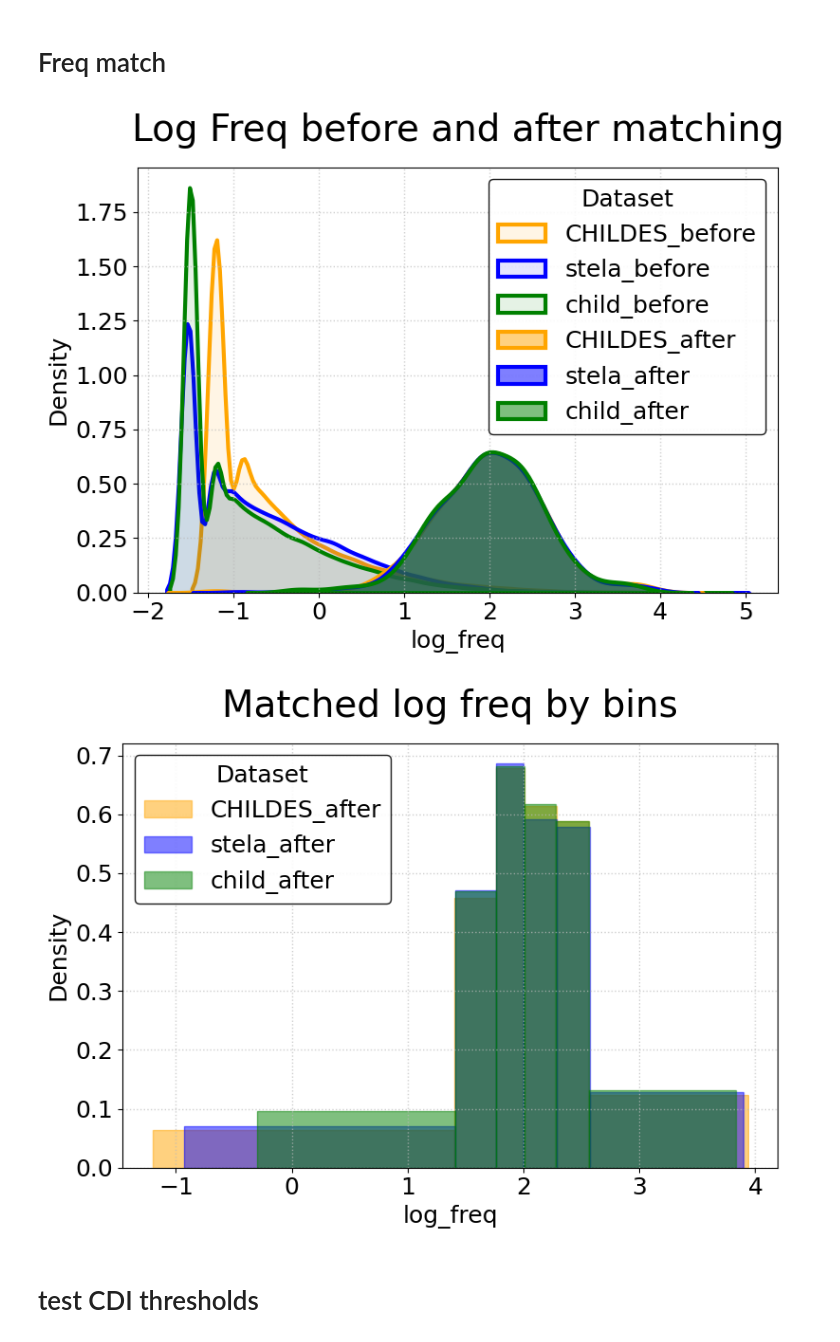
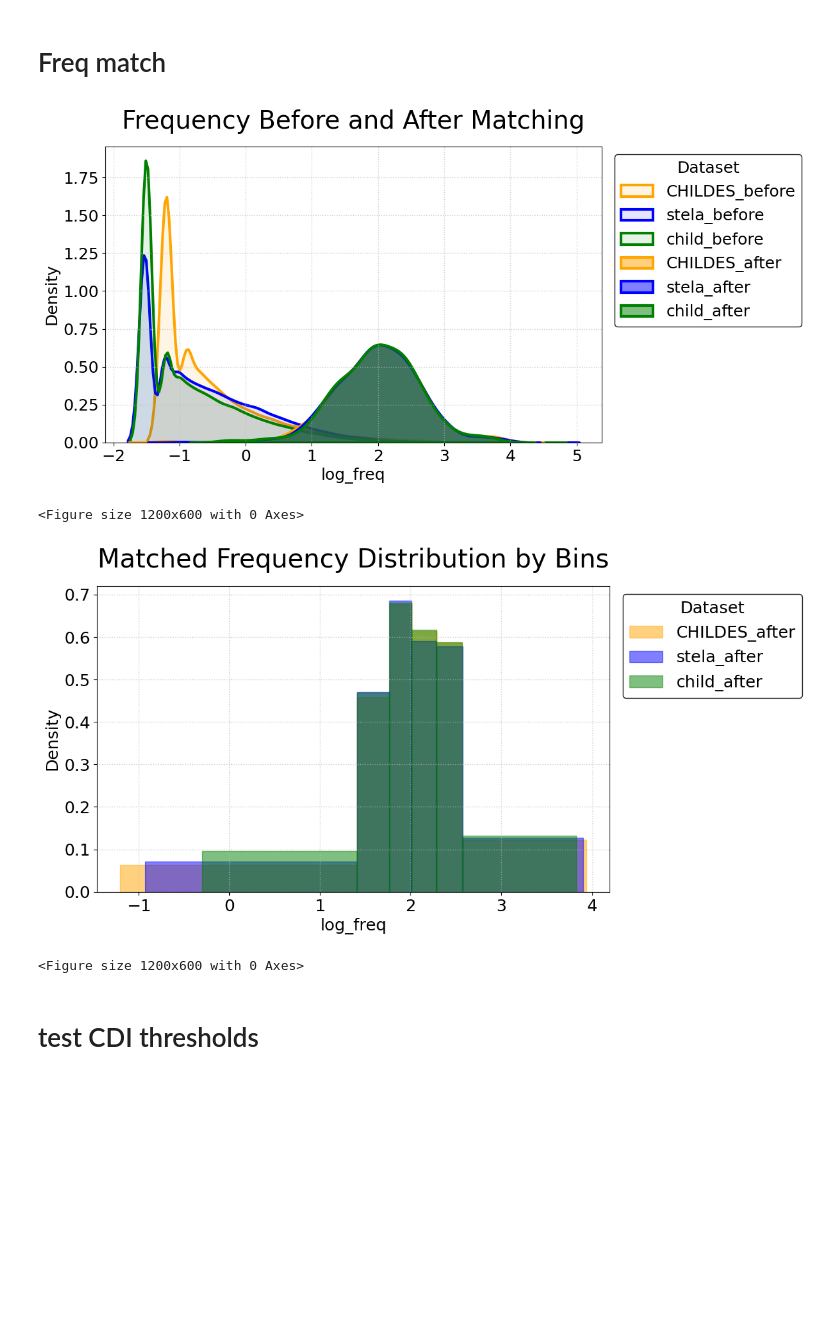
Before and after one commit to nhamilakis/Lexical-benchmark, a Jupyter notebook: notebooks/paper_fig.ipynb, the cells around one changed output. Saved outputs shown, nothing was run; the diff lists cells and outputs as text; code cells hidden in the pictures; blank space fills up the shorter version.

Commit message:
refactor figure plot

```diff
--- a/notebooks/paper_fig.ipynb
+++ b/notebooks/paper_fig.ipynb
@@ -202,26 +327,46 @@ def plot_distributions(
-# %%
-# plot the original distirbution
-condition1 = "before"
-condition2 = "after"
-dataframes = {
-    f"CHILDES_{condition1}": childes,
-    f"stela_{condition1}": stela,
-    f"child_{condition1}": child_realistic,
-    f"CHILDES_{condition2}": human_cdi,
-    f"stela_{condition2}": stela_cdi,
-    f"child_{condition2}": realistic_cdi,
-    }
-# Test both plot types
-plot_distributions(dataframes, column="log_freq", bin_header="bin_nb", kind="kde",
-    title=f"Log Freq {condition1} and {condition2} matching")
-# %% [output]
-[figure, removed]
-# %%
-# plot the original distirbution
-dataframes = {"CHILDES_after": human_cdi, "stela_after": stela_cdi, "child_after": realistic_cdi}
-# Test both plot types
-plot_distributions(dataframes, column="log_freq", bin_header="bin_nb", kind="hist", title="Matched log freq by bins")
-# %% [output]
-[figure, removed]
+# %%
+def compare_freq(file_root: Path, freq_root: Path, cdi_path: Path, output_dir: Path | None = None) -> None:
+    """Compare frequency distributions before and after matching."""
+    # Load raw datasets
+    childes = DataLoader.get_freq(pd.read_csv(freq_root / "childes_adult.csv"))
+    stela = DataLoader.get_freq(pd.read_csv(freq_root / "stela_bm_60_00.csv"))
+    child_realistic = DataLoader.get_freq(pd.read_csv(freq_root / "childrealistic_bm_60_00.csv"))
+
+    # Load matched files
+    human_cdi = DataLoader.get_freq(pd.read_csv(cdi_path))
+    stela_cdi = DataLoader.get_freq(pd.read_csv(file_root / "stela_matched_cdi.csv"))
+    realistic_cdi = DataLoader.get_freq(pd.read_csv(file_root / "human_realistic_matched_cdi.csv"))
+
+    # Create dataframe collections
+    before_after_dfs = {
+        "CHILDES_before": childes,
+        "stela_before": stela,
+        "child_before": child_realistic,
+        "CHILDES_after": human_cdi,
+        "stela_after": stela_cdi,
+        "child_after": realistic_cdi,
+    }
+
+    matched_dfs = {"CHILDES_after": human_cdi, "stela_after": stela_cdi, "child_after": realistic_cdi}
+
+    # Generate plots
+    output_path = output_dir / "freq_before_after.png" if output_dir else None
+    plot_distributions(before_after_dfs, column="log_freq", bin_header="bin_nb", kind="kde", title="Frequency Before and After Matching", output_path=output_path)
+
+    output_path = output_dir / "freq_matched.png" if output_dir else None
+    plot_distributions(matched_dfs, column="log_freq", bin_header="bin_nb", kind="hist", title="Matched Frequency Distribution by Bins", output_path=output_path)
+# %%
+# load file
+sampling_ratio = 1
+
+file_root = Path(f"{data_root}/CDI_{sampling_ratio}")
+freq_root = Path(f"{data_root}/word_freq")
+cdi_path = Path(f"{data_root}/cdi_ws_na_childes.csv")
+compare_freq(file_root, freq_root, cdi_path, output_dir=None)
+# %% [output]
+[figure, added]
+<Figure size 1200x600 with 0 Axes>
+[figure, added]
+<Figure size 1200x600 with 0 Axes>
 # %% [markdown]
 # test CDI thresholds
```
Also changed, not shown: parts of 33 cells of this notebook, 5 other files.
